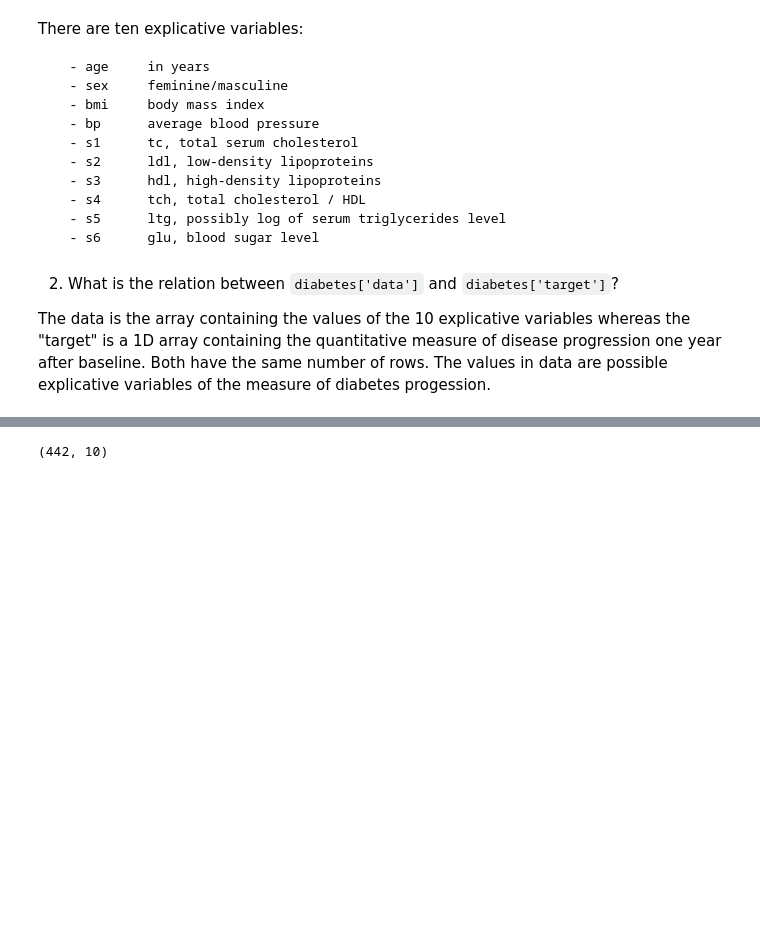
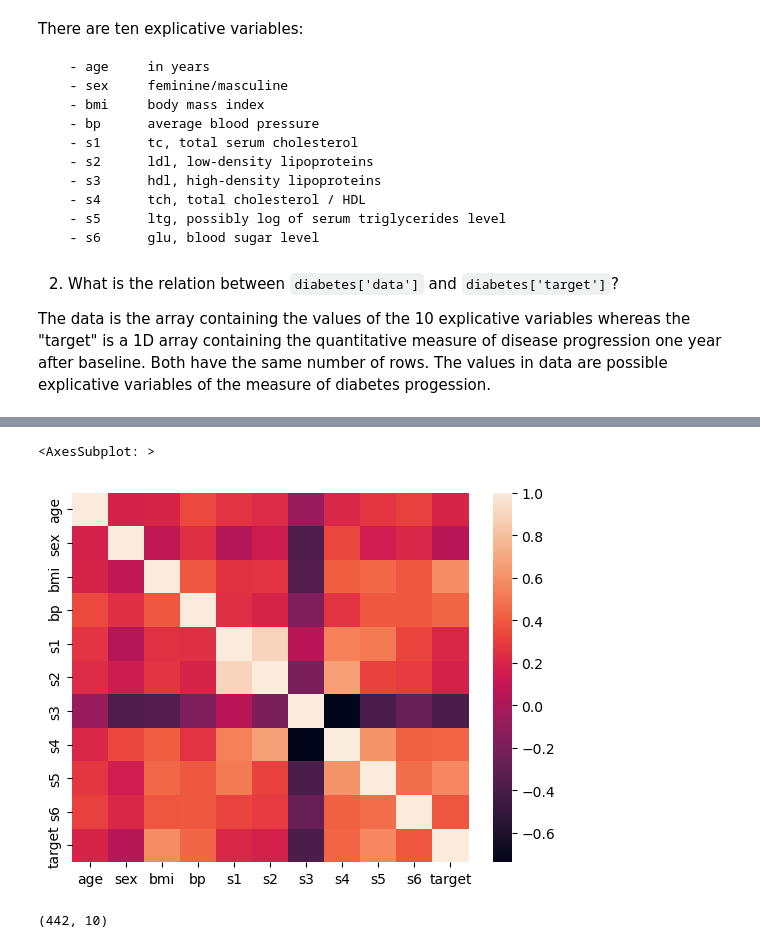
Before and after one commit to marciafof/DAFT_0116_OTALORAMarcia, a Jupyter notebook: module_3/Lab_7_Supervised-Sklearn/your-code/main.ipynb, the cells around one changed output, grey strips where cells are left out. Drawn from its saved outputs; the diff is of its cells as text; code cells hidden in the pictures; blank space fills up the shorter version.

```diff
--- a/module_3/Lab_7_Supervised-Sklearn/your-code/main.ipynb
+++ b/module_3/Lab_7_Supervised-Sklearn/your-code/main.ipynb
@@ -81,3 +81,7 @@ There are ten explicative variables:
 
 The data is the array containing the values of the 10 explicative variables whereas the "target" is a 1D array containing the quantitative measure of disease progression one year after baseline. Both have the same number of rows.
 The values in data are possible explicative variables of the measure of diabetes progession.
+# %%
+df_all = pd.DataFrame(columns = diabetes["feature_names"], data= diabetes["data"].copy())
+# %%
+df_all["target"] = diabetes["target"].copy()
@@ -84,3 +97,8 @@ The values in data are possible explicative variables of the measure of diabetes
+# %%
+sns.heatmap(data=df_all.corr())
+# %% [output]
+<AxesSubplot: >
+[figure, added]
 # %%
 diabetes["data"].shape
 # %% [output]
```
Also changed, not shown: parts of 5 cells of this notebook.
